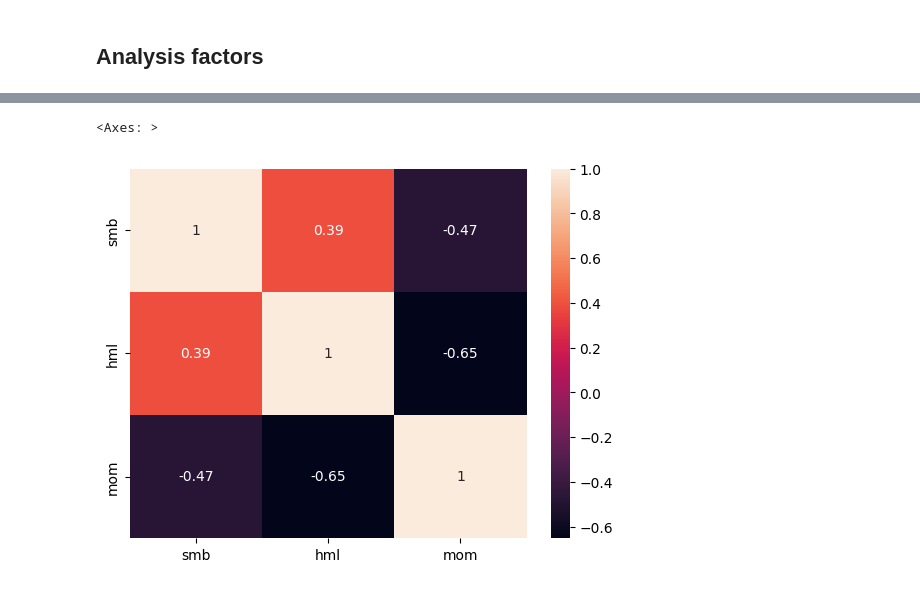
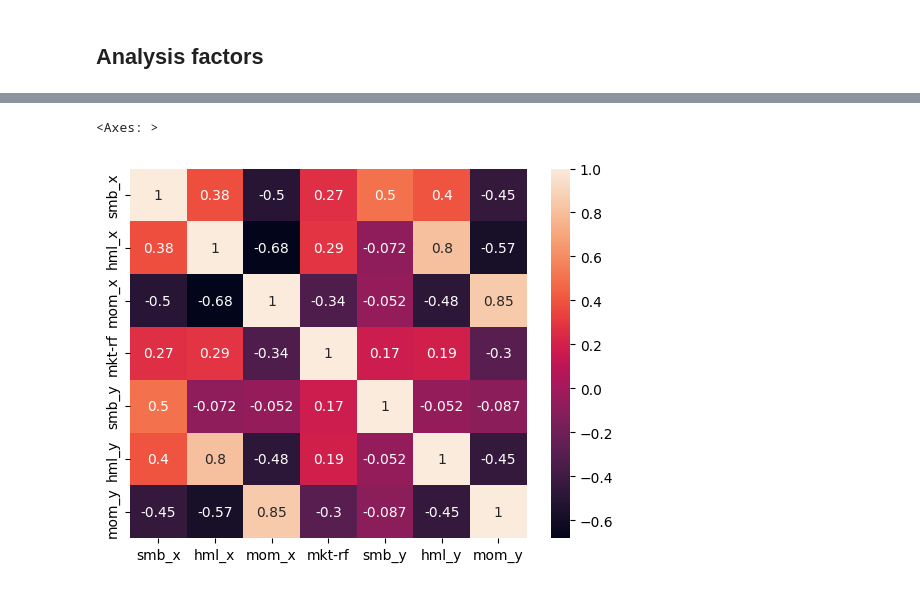
Before and after one commit to fcelya/long-short-pnl-drivers, a Jupyter notebook: factor_creation.ipynb, the cells around one changed output, grey strips where cells are left out. Drawn from its saved outputs; the diff is of its cells as text; code cells hidden in the pictures.

Commit message:
Adjusted factor creation

```diff
--- a/factor_creation.ipynb
+++ b/factor_creation.ipynb
@@ -187,0 +244,34 @@ plt.legend(['smb','hml','mom'])
+# %%
+def read_factors(model='ff3'):
+
+    if model == 'ff3':
+        factors = pd.read_csv('F-F_Research_Data_Factors_daily.CSV', index_col=0, parse_dates=True)
+        factors = factors.drop('RF', axis=1)
+        factors.columns = [c.lower().strip() for c in factors.columns]
+        factors_list = list(factors.columns)
+        for f in factors_list:
+            factors[f] = pd.to_numeric(factors[f], errors='coerce')/100
+        factors = factors.dropna()
+    elif model == 'ff5':
+        factors = pd.read_csv('F-F_Research_Data_5_Factors_2x3_daily.CSV', index_col=0, parse_dates=True)
+        factors = factors.drop('RF', axis=1)
+        factors.columns = [c.lower().strip() for c in factors.columns]
+        factors_list = list(factors.columns)
+        for f in factors_list:
+            factors[f] = pd.to_numeric(factors[f], errors='coerce')/100
+        factors = factors.dropna()
+    elif model == 'ffc4':
+        factors_1, _ = read_factors(model='ff3')
+        factors_2 = pd.read_csv('F-F_Momentum_Factor_daily.CSV', index_col=0, parse_dates=True)
+        factors_2.columns = [c.lower().strip() for c in factors_2.columns]
+        for f in factors_2.columns:
+            factors_2[f] = pd.to_numeric(factors_2[f], errors='coerce')/100
+        factors = factors_1.merge(factors_2, left_index=True, right_index=True, how='inner')
+        factors_list = list(factors.columns)
+        factors = factors.dropna()
+    else:
+        raise ValueError("The model must be one of 'ff3', 'ff5' or 'ffc4'")
+
+    return factors, factors_list
+factors_old, factors_list = read_factors(model='ffc4')
+factors_old.head()
@@ -188,5 +285,7 @@ plt.legend(['smb','hml','mom'])
+# %%
+all_factors = df_factors.merge(factors_old, how='inner', left_index=True,right_index=True)
 # %%
-sns.heatmap(df_factors.corr(),annot=True)
+sns.heatmap(all_factors.corr(),annot=True)
 # %% [output]
 <Axes: >
-[figure, old version]
+[figure, new version]
```
Also changed, not shown: parts of 11 cells of this notebook.
